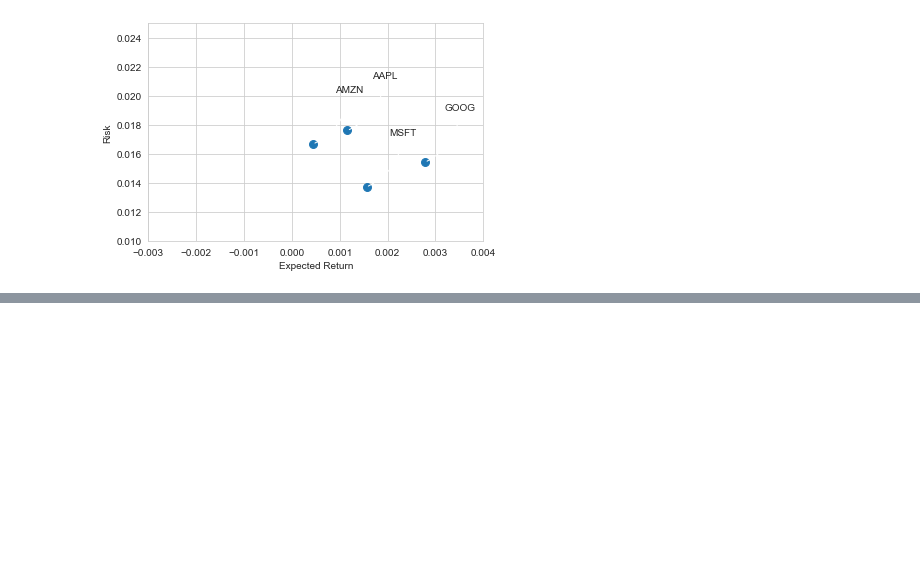
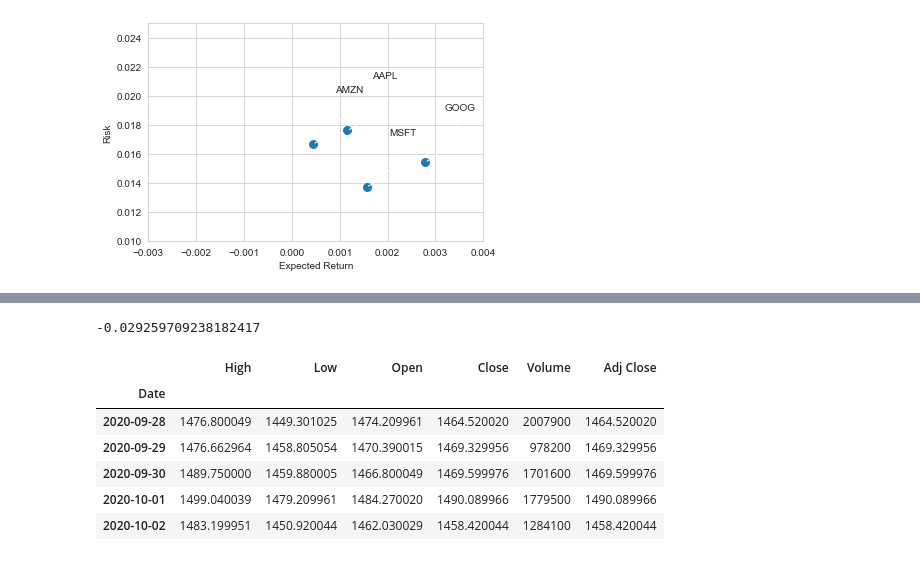
Before and after one commit to abel672/python-data-analysis-visualization, a Jupyter notebook: Section-8-Example-Projects/01-Stock-Market-Data-Analysis-Project.ipynb, the cells around one changed output, grey strips where cells are left out. Saved outputs shown, nothing was run; the diff lists cells and outputs as text; code cells hidden in the pictures; blank space fills up the shorter version.

```diff
--- a/Section-8-Example-Projects/01-Stock-Market-Data-Analysis-Project.ipynb
+++ b/Section-8-Example-Projects/01-Stock-Market-Data-Analysis-Project.ipynb
@@ -176,0 +182,4 @@ for label, x, y in zip(rets.columns, rets.mean(), rets.std()):
+# %%
+rets['AAPL'].quantile(0.05)
+# %% [output]
+-0.029259709238182417
@@ -176,0 +212,10 @@ for label, x, y in zip(rets.columns, rets.mean(), rets.std()):
+# %%
+GOOG.head()
+# %% [output]
+|  | High | Low | Open | Close | Volume | Adj Close |
+| Date |  |  |  |  |  |  |
+| 2020-09-28 | 1476.800049 | 1449.301025 | 1474.209961 | 1464.520020 | 2007900 | 1464.520020 |
+| 2020-09-29 | 1476.662964 | 1458.805054 | 1470.390015 | 1469.329956 | 978200 | 1469.329956 |
+| 2020-09-30 | 1489.750000 | 1459.880005 | 1466.800049 | 1469.599976 | 1701600 | 1469.599976 |
+| 2020-10-01 | 1499.040039 | 1479.209961 | 1484.270020 | 1490.089966 | 1779500 | 1490.089966 |
+| 2020-10-02 | 1483.199951 | 1450.920044 | 1462.030029 | 1458.420044 | 1284100 | 1458.420044 |
```
Also changed, not shown: parts of 6 cells of this notebook, 1 other file.
